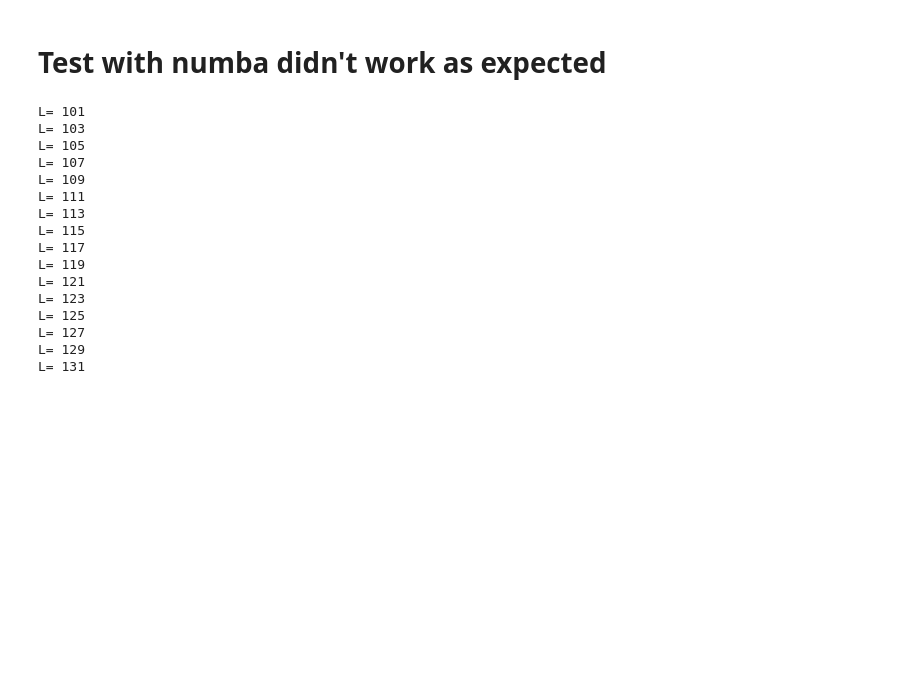
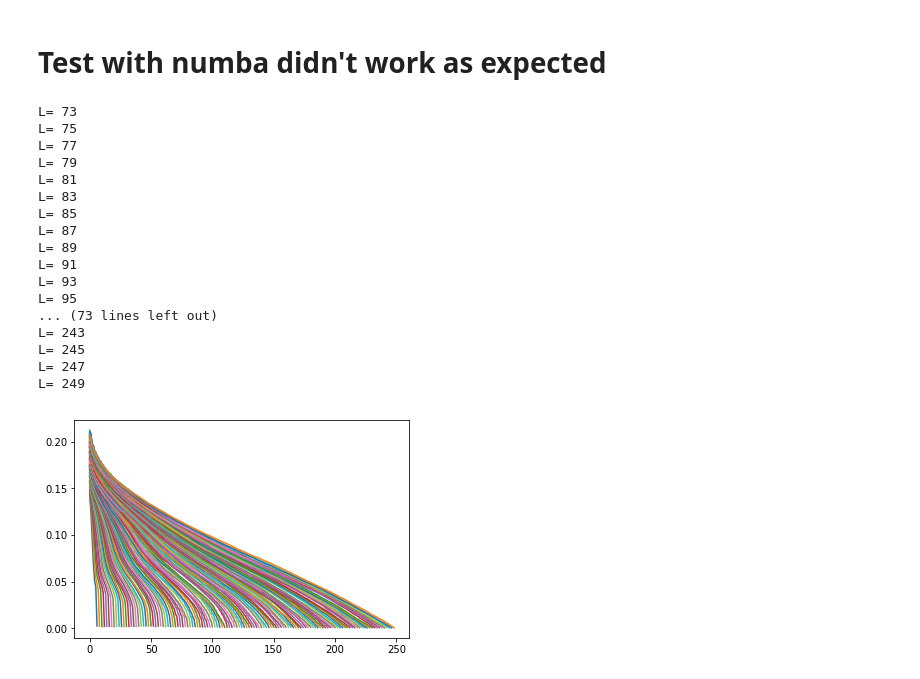
Before and after one commit to jamontanac/Tesis_Master, a Jupyter notebook: XY_model/Calculating_Entropy_and_density_matrix/Prueba_11_10_19.ipynb, the cells around one changed output. Drawn from its saved outputs; the diff is of its cells as text; code cells hidden in the pictures; blank space fills up the shorter version.

```diff
--- a/XY_model/Calculating_Entropy_and_density_matrix/Prueba_11_10_19.ipynb
+++ b/XY_model/Calculating_Entropy_and_density_matrix/Prueba_11_10_19.ipynb
@@ -324,33 +322,56 @@ a,b=Get_Bands_Matrix()
 # %%
 tests=50
-result=[]
-for L in range(101,151,2):
+S_all_2=[]
+L_max=251
+for L in range(73,L_max,2):
     print("L=",L)
-    S_T=np.zeros(L)
-    for test in range(tests):
-        a,b=Get_Bands_Matrix()
-        New_cov_matrix=Covariance_matrix_from_sub_sample(a,b,L)
-        S=np.linalg.svd(New_cov_matrix,compute_uv=False)
-        S=-S+0.5
-        S_T+=S/tests
-    result.append(S_T)
+    S_aux=[]
+    for i in range(tests):
+        F_plus,F_minous=Get_Bands_Matrix(N_size=N_size,Ground=False)
+        New_cov_matrix=Covariance_matrix_from_sub_sample(F_plus,F_minous,L)
+        S=np.linalg.svd(New_cov_matrix,full_matrices=False,compute_uv=False)
+        S_aux.append(S)
+    #print(np.array(S_aux))
+    #print(np.mean(np.array(S_aux),axis=0))
+    S_all_2.append(np.mean(S_aux,axis=0))
 # %% [output]
-L= 101
-L= 103
-L= 105
-L= 107
-L= 109
-L= 111
-L= 113
-L= 115
-L= 117
-L= 119
-L= 121
-L= 123
-L= 125
-L= 127
-L= 129
-L= 131
+L= 73
+L= 75
+L= 77
+L= 79
+L= 81
+L= 83
+L= 85
+L= 87
+L= 89
+L= 91
+L= 93
+L= 95
+... (73 lines left out)
+L= 243
+L= 245
+L= 247
+L= 249
+# %%
+with open("Singular_values/Singular_values.txt","a") as f:
+    for i in range(len(S_all_2)):
+        for j in range(len(S_all_2[i])):
+            if j == len(S_all_2[i]) -1 :
+                f.write(str(S_all_2[i][j])+"\n")
+            else:
+                f.write(str(S_all_2[i][j])+",")
+    f.close()
+# %%
+with open("Singular_values/Singular_values.txt","r") as f:
+    Singular_values_read=[]
+    for i in f.readlines():
+        Singular_values_read.append((np.array(i[:-1].split(","),dtype=np.float)))
+# %%
+for i in Singular_values_read:
+    plt.plot(i)
+plt.show()
+# %% [output]
+[figure, added]
 # %%
 plt.imshow(expm((O_1@np.diag(x)@O_2)).real,cmap="RdBu")
     #plt.colorbar()
```
Also changed, not shown: parts of 1 cell of this notebook, 2 other files.
